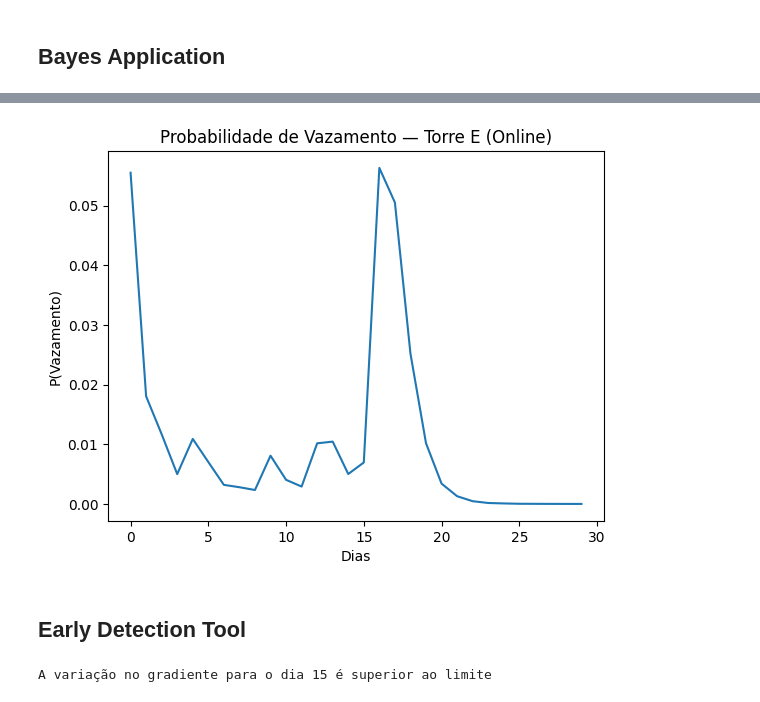
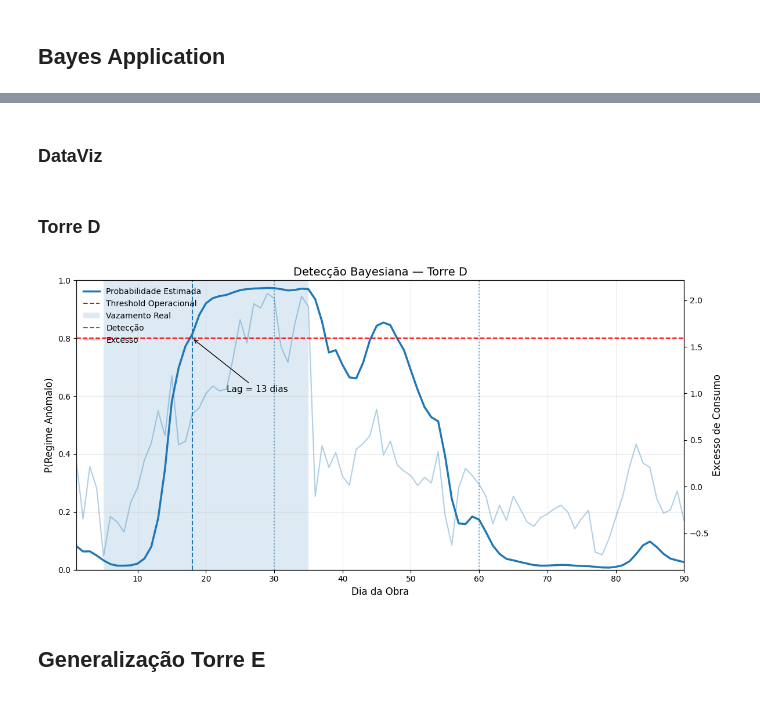
Before and after one commit to VictorAMachado/construction_water_anomaly_model, a Jupyter notebook: construction_water_anomaly_model_v1.ipynb, the cells around one changed output, grey strips where cells are left out. Saved outputs shown, nothing was run; the diff lists cells and outputs as text; code cells hidden in the pictures.

```diff
--- a/construction_water_anomaly_model_v1.ipynb
+++ b/construction_water_anomaly_model_v1.ipynb
@@ -72,7 +72,7 @@ for _, obra in obras.iterrows():
         consumo_dia = base * fator * ruido
 
         # Leak_1 — Torre D
-        if torre == 'Torre D' and 10 <= i <= 35:
+        if torre == 'Torre D' and 5 <= i <= 35:
             consumo_dia *= 1 + 0.01 * (i - 10)
 
         # Leak_2 — Torre E
@@ -579,6 +556,7 @@ Como apenas um evento foi observado, essa taxa representa um prior empírico pre
 # %% [markdown]
 ## Set up DF excesso
 # %%
+df_vaz = consumo_agua.copy()
 # consumo por pavimento por dia
 df_vaz["consumo_por_pav"] = (
     df_vaz["consumo_m3"] /
@@ -633,7 +611,7 @@ excesso_E = df_excesso_E["excesso"].values
 # Demais torres - sem suspeitas
 excesso_normais = []
 
-for torre in ["Torre A", "Torre B", "Torre C"]:
+for torre in ["Torre A", "Torre B", "Torre C", "Torre E"]:
 
     df_t = df_vaz[df_vaz["nome_obra"] == torre][
         ["data", "consumo_por_pav"]
@@ -694,0 +724,2 @@ for i in range(len(excesso_E)):
+# %% [markdown]
+### DataViz
@@ -695,40 +820,34 @@ for i in range(len(excesso_E)):
+# %% [markdown]
+### Torre D
+# %%
+resultado_D = rodar_detector_bayes(
+    excesso=excesso_D,
+    excesso_normais=excesso_normais,
+    inicio_vaz=5
+)
+
+posteriores_D = resultado_D["posterior"]
+lag_D = resultado_D["lag"]
 # %%
-plt.plot(posteriores)
-plt.title("Probabilidade de Vazamento — Torre E (Online)")
-plt.xlabel("Dias")
-plt.ylabel("P(Vazamento)")
-plt.show()
+plotar_detector_bayes(
+    posterior=posteriores_D,
+    excesso=excesso_D,
+    inicio_vaz=5,
+    fim_vaz=35,
+    threshold=0.8,
+    titulo="Detecção Bayesiana — Torre D"
+)
 # %% [output]
-[figure, old version]
+[figure, new version]
-# %% [markdown]
-## Early Detection Tool
+# %% [markdown]
+## Generalização Torre E
 # %%
-# Calculo do gradiente
-grad = np.gradient(posteriores)
-
-# Gradiente suavizado
-p_smooth = pd.Series(posteriores).rolling(
-    window=3, center=True, min_periods=1
-).mean()
-
-grad = np.gradient(p_smooth)
-
-# Baseline (período normal)
-baseline = 10
-
-mu = grad[:baseline].mean()
-sigma = grad[:baseline].std()
-
-z = (grad - mu) / sigma
-
-threshold = 2.5
-
-detected_day = next(
-    (i for i, value in enumerate(z) if value >= threshold),
-    None
+resultado_E = rodar_detector_bayes(
+    excesso=excesso_E,
+    excesso_normais=excesso_normais,
+    inicio_vaz=40
 )
 
-print(f"A variação no gradiente para o dia {detected_day} é superior ao limite")
+posteriores_E = resultado_E["posterior"]
+lag_E = resultado_E["lag"]
-# %% [output]
-A variação no gradiente para o dia 15 é superior ao limite
 # %%
```
Also changed, not shown: parts of 40 cells of this notebook.
